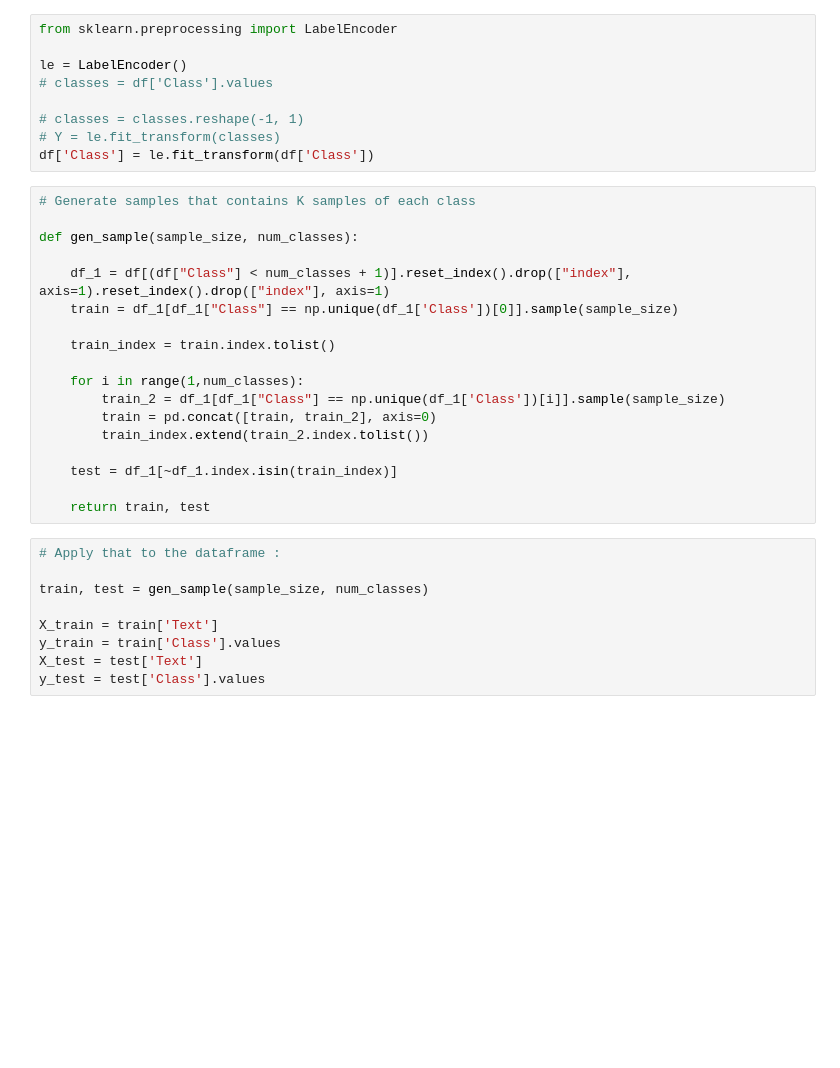
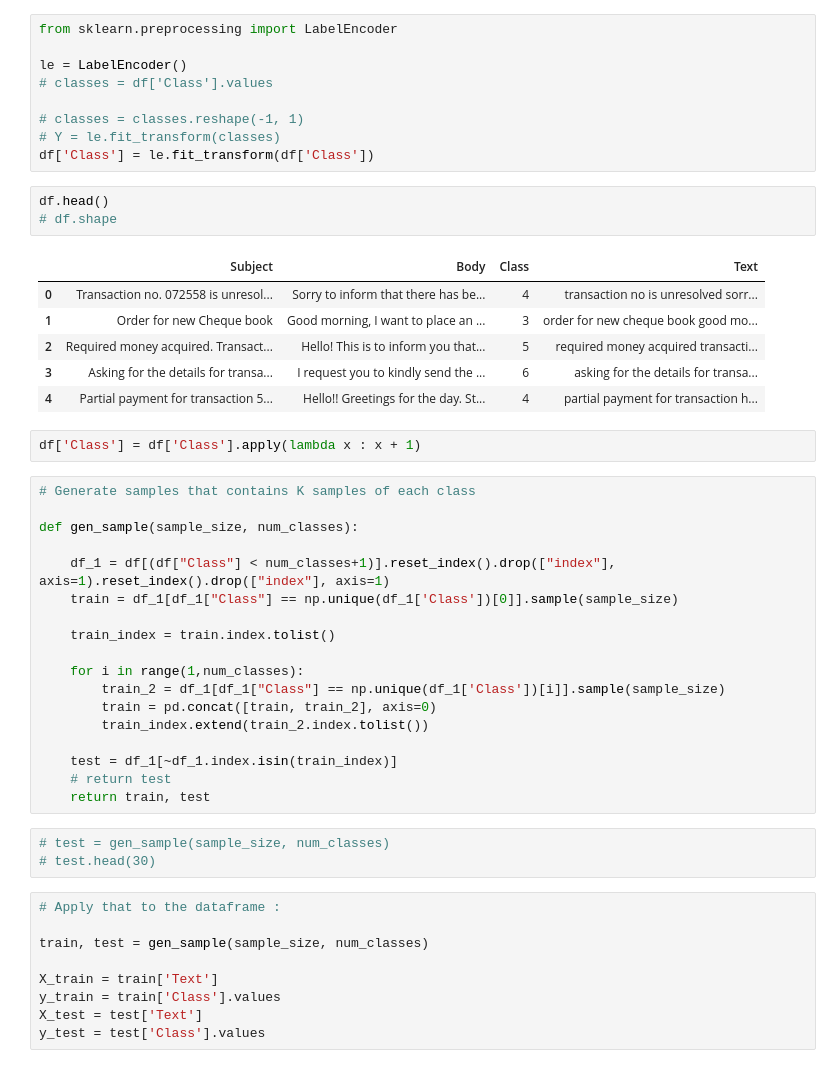
Before and after one commit to ahelii16/SmartEmailTracker, a Jupyter notebook: Word2vec_KNN_model.ipynb, the cells around one changed output. Cells and saved outputs as stored; diff of their text form; blank space fills up the shorter version.

```diff
--- a/Word2vec_KNN_model.ipynb
+++ b/Word2vec_KNN_model.ipynb
@@ -79,12 +84,24 @@ le = LabelEncoder()
 # classes = classes.reshape(-1, 1)
 # Y = le.fit_transform(classes)
 df['Class'] = le.fit_transform(df['Class'])
+# %%
+df.head()
+# df.shape
+# %% [output]
+|  | Subject | Body | Class | Text |
+| 0 | Transaction no. 072558 is unresol... | Sorry to inform that there has be... | 4 | transaction no is unresolved sorr... |
+| 1 | Order for new Cheque book | Good morning, I want to place an ... | 3 | order for new cheque book good mo... |
+| 2 | Required money acquired. Transact... | Hello! This is to inform you that... | 5 | required money acquired transacti... |
+| 3 | Asking for the details for transa... | I request you to kindly send the ... | 6 | asking for the details for transa... |
+| 4 | Partial payment for transaction 5... | Hello!! Greetings for the day. St... | 4 | partial payment for transaction h... |
+# %%
+df['Class'] = df['Class'].apply(lambda x : x + 1)
 # %%
 # Generate samples that contains K samples of each class
 
 def gen_sample(sample_size, num_classes):
 
-    df_1 = df[(df["Class"] < num_classes + 1)].reset_index().drop(["index"], axis=1).reset_index().drop(["index"], axis=1)
+    df_1 = df[(df["Class"] < num_classes+1)].reset_index().drop(["index"], axis=1).reset_index().drop(["index"], axis=1)
     train = df_1[df_1["Class"] == np.unique(df_1['Class'])[0]].sample(sample_size)
 
     train_index = train.index.tolist()
@@ -95,8 +112,11 @@ def gen_sample(sample_size, num_classes):
         train_index.extend(train_2.index.tolist())
 
     test = df_1[~df_1.index.isin(train_index)]
-
+    # return test
     return train, test
+# %%
+# test = gen_sample(sample_size, num_classes)
+# test.head(30)
 # %%
 # Apply that to the dataframe :
 
```
Also changed, not shown: parts of 12 cells of this notebook, 2 other files.
